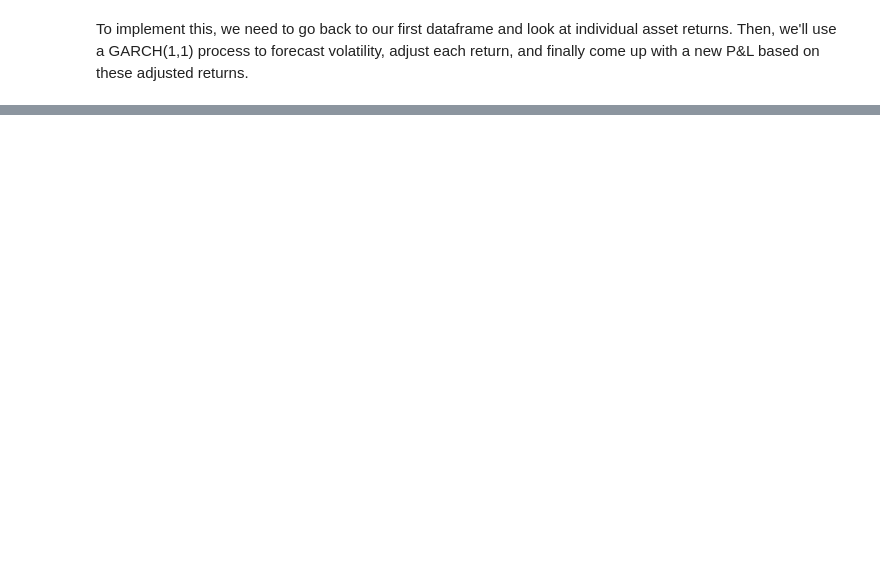
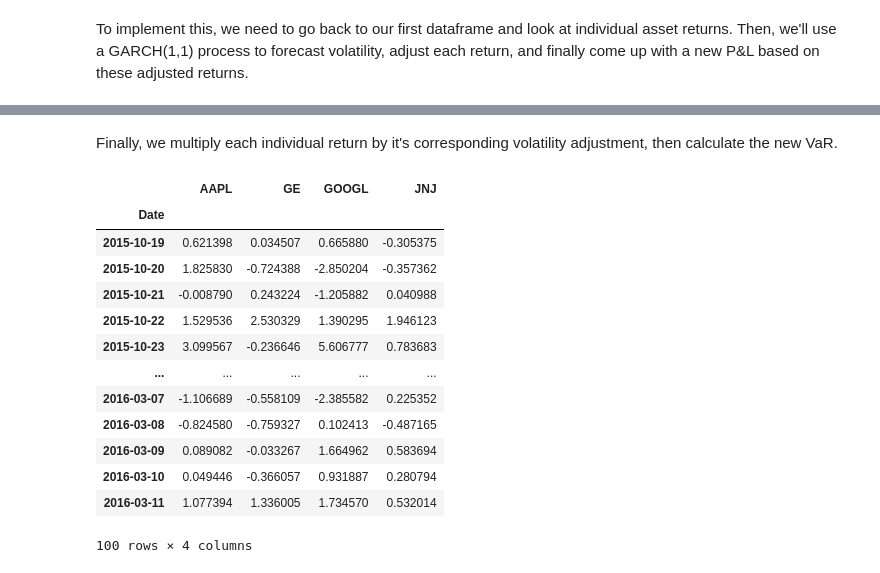
Before and after one commit to matthew-e-thomas/financial-analysis, a Jupyter notebook: Filtered_Historical_VaR.ipynb, the cells around one changed output, grey strips where cells are left out. Drawn from its saved outputs; the diff is of its cells as text; code cells hidden in the pictures; blank space fills up the shorter version.

```diff
--- a/Filtered_Historical_VaR.ipynb
+++ b/Filtered_Historical_VaR.ipynb
@@ -320,0 +338,20 @@ Timestamp('2015-11-12 00:00:00')
+# %% [markdown]
+Finally, we multiply each individual return by it's corresponding volatility adjustment, then calculate the new VaR.
+# %%
+port_close_100 = port_close_100 / 100 #adjust back down
+port_close_100
+# %% [output]
+|  | AAPL | GE | GOOGL | JNJ |
+| Date |  |  |  |  |
+| 2015-10-19 | 0.621398 | 0.034507 | 0.665880 | -0.305375 |
+| 2015-10-20 | 1.825830 | -0.724388 | -2.850204 | -0.357362 |
+| 2015-10-21 | -0.008790 | 0.243224 | -1.205882 | 0.040988 |
+| 2015-10-22 | 1.529536 | 2.530329 | 1.390295 | 1.946123 |
+| 2015-10-23 | 3.099567 | -0.236646 | 5.606777 | 0.783683 |
+| ... | ... | ... | ... | ... |
+| 2016-03-07 | -1.106689 | -0.558109 | -2.385582 | 0.225352 |
+| 2016-03-08 | -0.824580 | -0.759327 | 0.102413 | -0.487165 |
+| 2016-03-09 | 0.089082 | -0.033267 | 1.664962 | 0.583694 |
+| 2016-03-10 | 0.049446 | -0.366057 | 0.931887 | 0.280794 |
+| 2016-03-11 | 1.077394 | 1.336005 | 1.734570 | 0.532014 |
+100 rows × 4 columns
```
Also changed, not shown: parts of 22 cells of this notebook.
